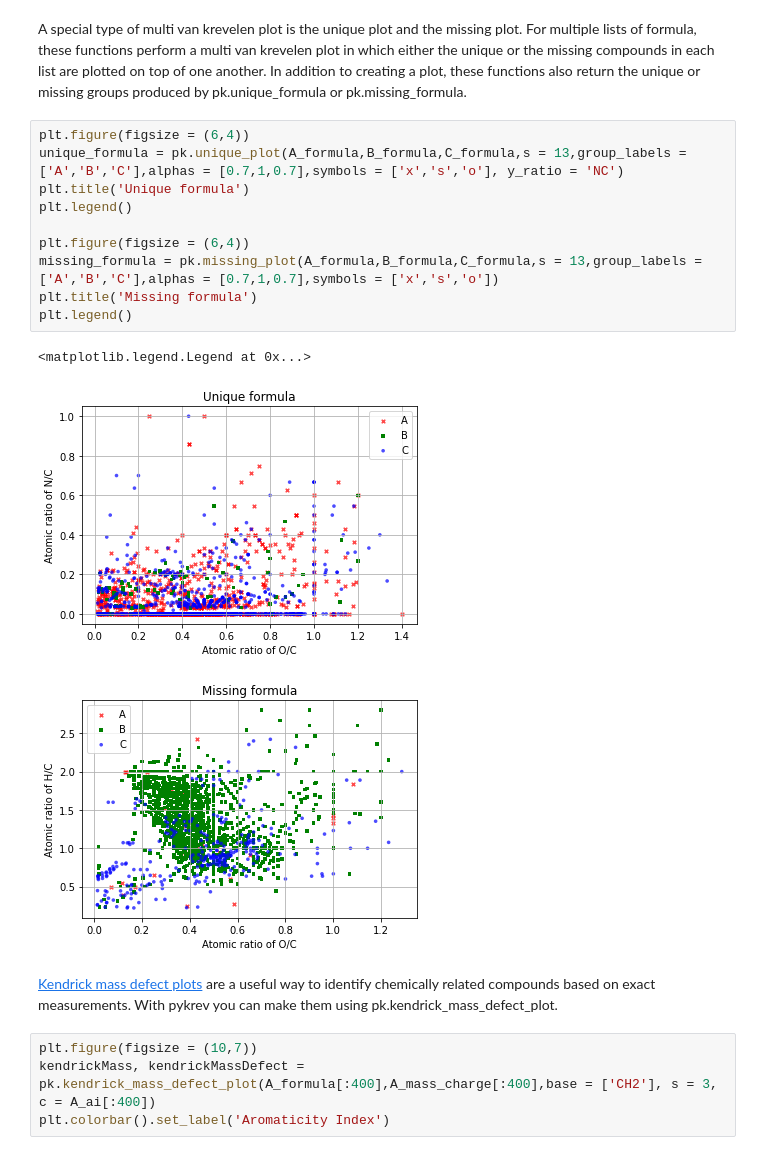
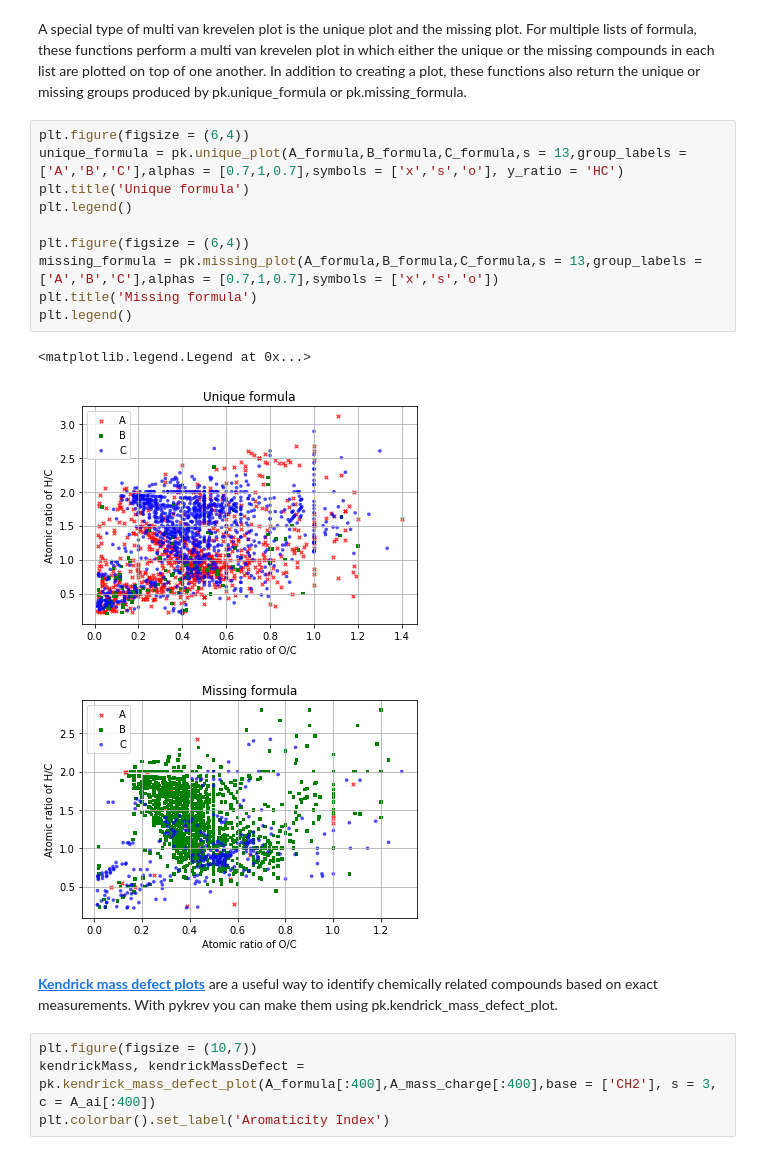
Before and after one commit to Kzra/pykrev, a Jupyter notebook: docs/PyKrevUserGuide.ipynb, the cells around one changed output. Drawn from its saved outputs; the diff is of its cells as text.

```diff
--- a/docs/PyKrevUserGuide.ipynb
+++ b/docs/PyKrevUserGuide.ipynb
@@ -178,20 +178,20 @@ legend = plt.legend(loc='best')
 A special type of multi van krevelen plot is the unique plot and the missing plot. For multiple lists of formula, these functions perform a multi van krevelen plot in which either the unique or the missing compounds in each list are plotted on top of one another. In addition to creating a plot, these functions also return the unique or missing groups produced by pk.unique_formula or pk.missing_formula.
 # %%
 plt.figure(figsize = (6,4))
-unique_formula = pk.unique_plot(A_formula,B_formula,C_formula,s = 13,group_labels = ['A','B','C'],alphas = [0.7,1,0.7],symbols = ['x','s','o'], y_ratio = 'NC')
+unique_formula = pk.unique_plot(A_formula,B_formula,C_formula,s = 13,group_labels = ['A','B','C'],alphas = [0.7,1,0.7],symbols = ['x','s','o'], y_ratio = 'HC')
 plt.title('Unique formula')
 plt.legend()
 
 plt.figure(figsize = (6,4))
 missing_formula = pk.missing_plot(A_formula,B_formula,C_formula,s = 13,group_labels = ['A','B','C'],alphas = [0.7,1,0.7],symbols = ['x','s','o'])
 plt.title('Missing formula')
 plt.legend()
 # %% [output]
 <matplotlib.legend.Legend at 0x...>
-[figure, old version]
+[figure, new version]
 [figure]
 # %% [markdown]
-[Kendrick mass defect plots](https://doi.org/10.1021/acs.analchem.9b03333) are a useful way to identify chemically related compounds based on exact measurements. With pykrev you can make them using pk.kendrick_mass_defect_plot.
+[**Kendrick mass defect plots**](https://doi.org/10.1021/acs.analchem.9b03333) are a useful way to identify chemically related compounds based on exact measurements. With pykrev you can make them using pk.kendrick_mass_defect_plot.
 # %%
 plt.figure(figsize = (10,7))
 kendrickMass, kendrickMassDefect = pk.kendrick_mass_defect_plot(A_formula[:400],A_mass_charge[:400],base = ['CH2'], s = 3, c = A_ai[:400])
```
Also changed, not shown: parts of 10 cells of this notebook, 10 other files.
